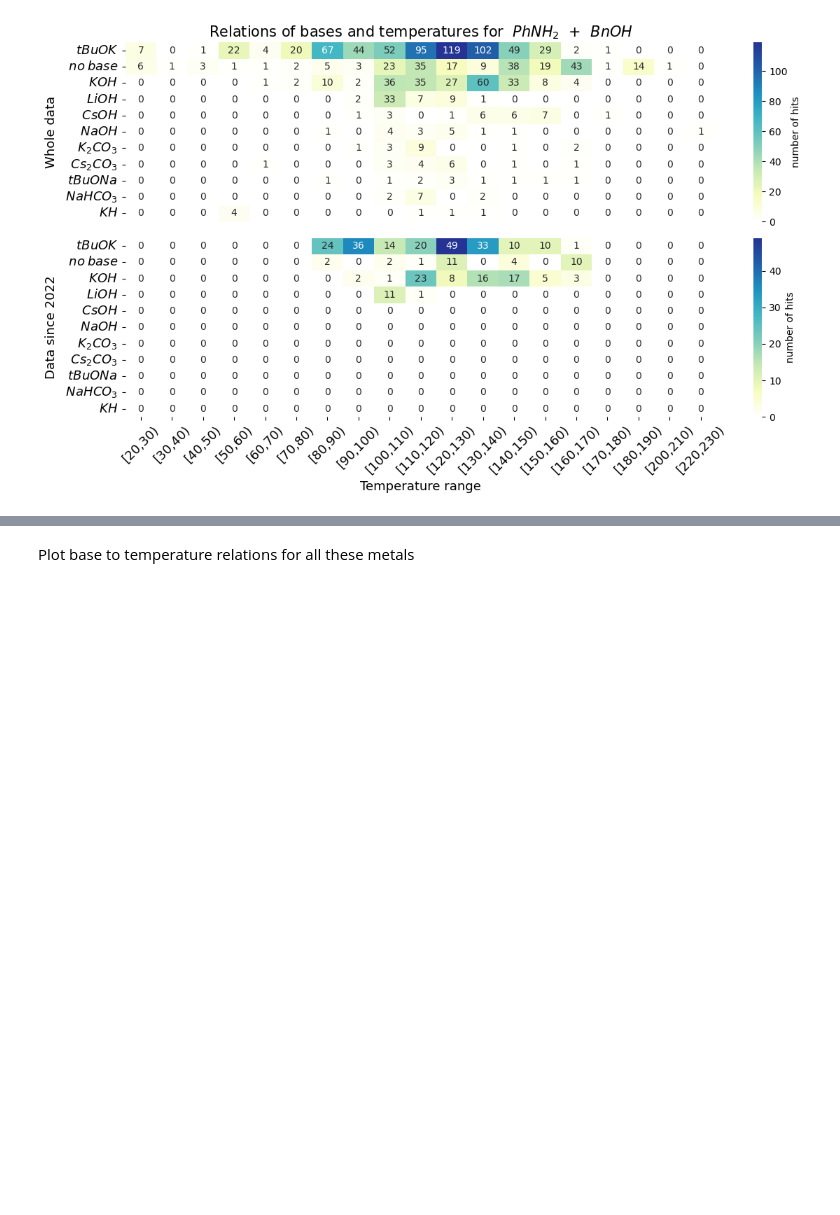
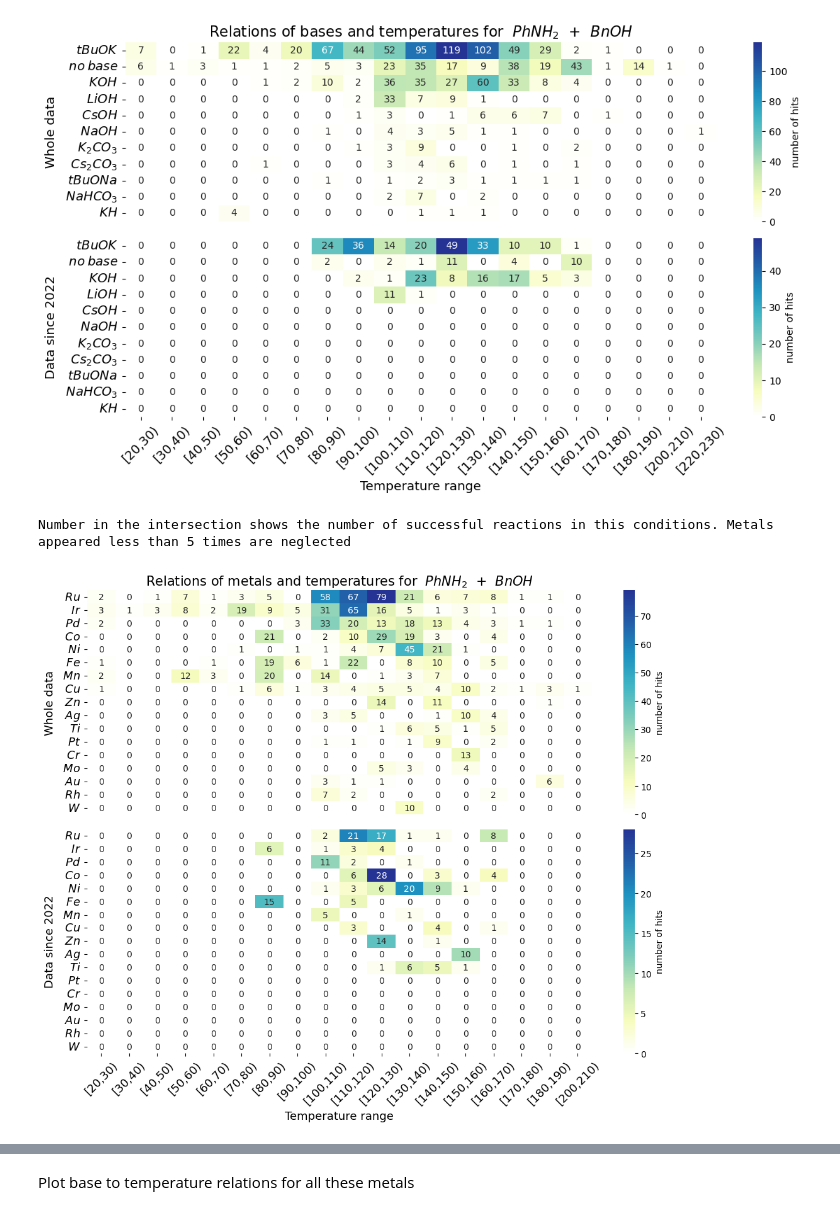
Before and after one commit to Oleafan/borrowing_hydrogen_amination_with_amines_and_nitro, a Jupyter notebook: trends_hb_nitro.ipynb, the cells around one changed output, grey strips where cells are left out. Cells and saved outputs as stored; diff of their text form; code cells hidden in the pictures; blank space fills up the shorter version.

```diff
--- a/trends_hb_nitro.ipynb
+++ b/trends_hb_nitro.ipynb
@@ -423,6 +432,26 @@ pf.plot_diff_graph(
 # %% [output]
 Number in the intersection shows the number of successful reactions in this conditions. Bases appeared less than 5 times are neglected
 [figure]
+# %%
+#relations of metals and temperatured for PhNH2 and BnOH reaction
+filter_val = 5
+print(f'Number in the intersection shows the number of successful reactions in this conditions. Metals appeared less than {filter_val } times are neglected')
+pf.plot_diff_graph(
+    df_opt.loc[df_opt['success']],
+    'metal',
+    'num_temp_range',
+    filter_val = filter_val,
+    figsize = (11, 9),
+    xlabel = 'Temperature range',
+    title = f'Relations of metals and temperatures for {pf.to_chem('PhNH2')} + {pf.to_chem('BnOH')}',
+    rename_x_ticks_dict = {idx: f'[{idx*10},{(idx+1)*10})' for idx in range(25)},
+    # debug = True
+    sort_vertical = True,
+    sort_horizontal = False
+)
+# %% [output]
+Number in the intersection shows the number of successful reactions in this conditions. Metals appeared less than 5 times are neglected
+[figure, added]
 # %%
 mdf = df_opt['metal'].value_counts().reset_index()
 print('The most popular metals by the number of hits are')
```
Also changed, not shown: parts of 53 cells of this notebook, 9 other files.
